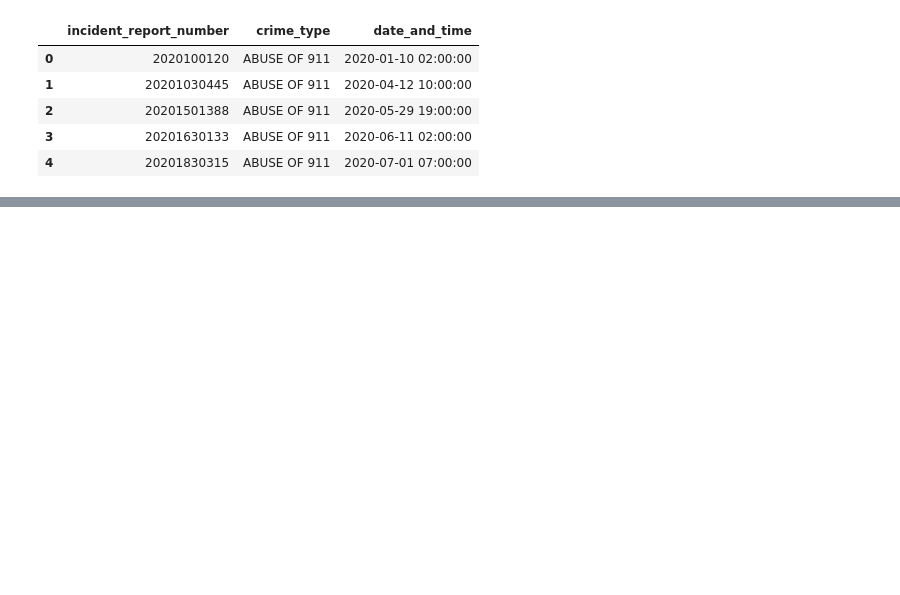
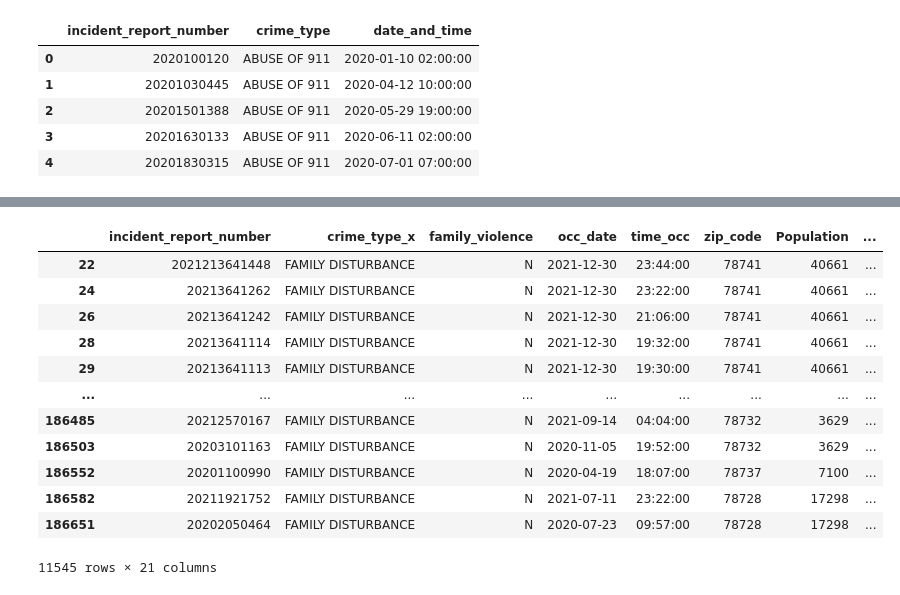
Before and after one commit to ChristopheGarcia1/Crime_Analysis-, a Jupyter notebook: src/resources/crime_cleaning.ipynb, the cells around one changed output, grey strips where cells are left out. Cells and saved outputs as stored; diff of their text form; code cells hidden in the pictures; blank space fills up the shorter version.

Commit message:
issue #31 updated code to include extra column and time frame data

```diff
--- a/src/resources/crime_cleaning.ipynb
+++ b/src/resources/crime_cleaning.ipynb
@@ -687,0 +706,18 @@ crime_data_cleaned = crime_data_cleaned[column_order]
+# %%
+zipcode_testing = crime_data_cleaned.loc[(crime_data_cleaned['temp'] >= 70) & (crime_data_cleaned['crime_type_x']=='FAMILY DISTURBANCE')]
+# zipcode_testing['crime_type_x'].value_counts()
+zipcode_testing
+# %% [output]
+|  | incident_report_number | crime_type_x | family_violence | occ_date | time_occ | zip_code | Population | ... |
+| 22 | 2021213641448 | FAMILY DISTURBANCE | N | 2021-12-30 | 23:44:00 | 78741 | 40661 | ... |
+| 24 | 20213641262 | FAMILY DISTURBANCE | N | 2021-12-30 | 23:22:00 | 78741 | 40661 | ... |
+| 26 | 20213641242 | FAMILY DISTURBANCE | N | 2021-12-30 | 21:06:00 | 78741 | 40661 | ... |
+| 28 | 20213641114 | FAMILY DISTURBANCE | N | 2021-12-30 | 19:32:00 | 78741 | 40661 | ... |
+| 29 | 20213641113 | FAMILY DISTURBANCE | N | 2021-12-30 | 19:30:00 | 78741 | 40661 | ... |
+| ... | ... | ... | ... | ... | ... | ... | ... | ... |
+| 186485 | 20212570167 | FAMILY DISTURBANCE | N | 2021-09-14 | 04:04:00 | 78732 | 3629 | ... |
+| 186503 | 20203101163 | FAMILY DISTURBANCE | N | 2020-11-05 | 19:52:00 | 78732 | 3629 | ... |
+| 186552 | 20201100990 | FAMILY DISTURBANCE | N | 2020-04-19 | 18:07:00 | 78737 | 7100 | ... |
+| 186582 | 20211921752 | FAMILY DISTURBANCE | N | 2021-07-11 | 23:22:00 | 78728 | 17298 | ... |
+| 186651 | 20202050464 | FAMILY DISTURBANCE | N | 2020-07-23 | 09:57:00 | 78728 | 17298 | ... |
+11545 rows × 21 columns
```
Also changed, not shown: parts of 24 cells of this notebook, 2 other files.
